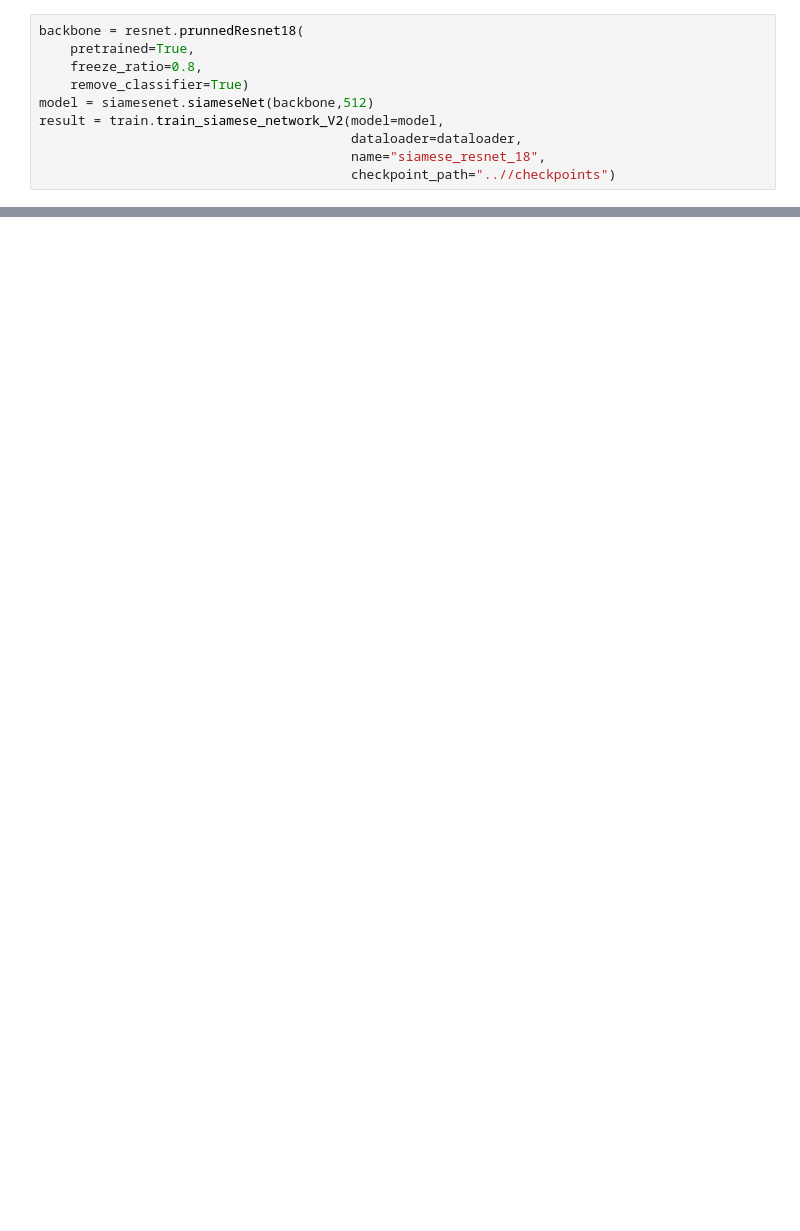
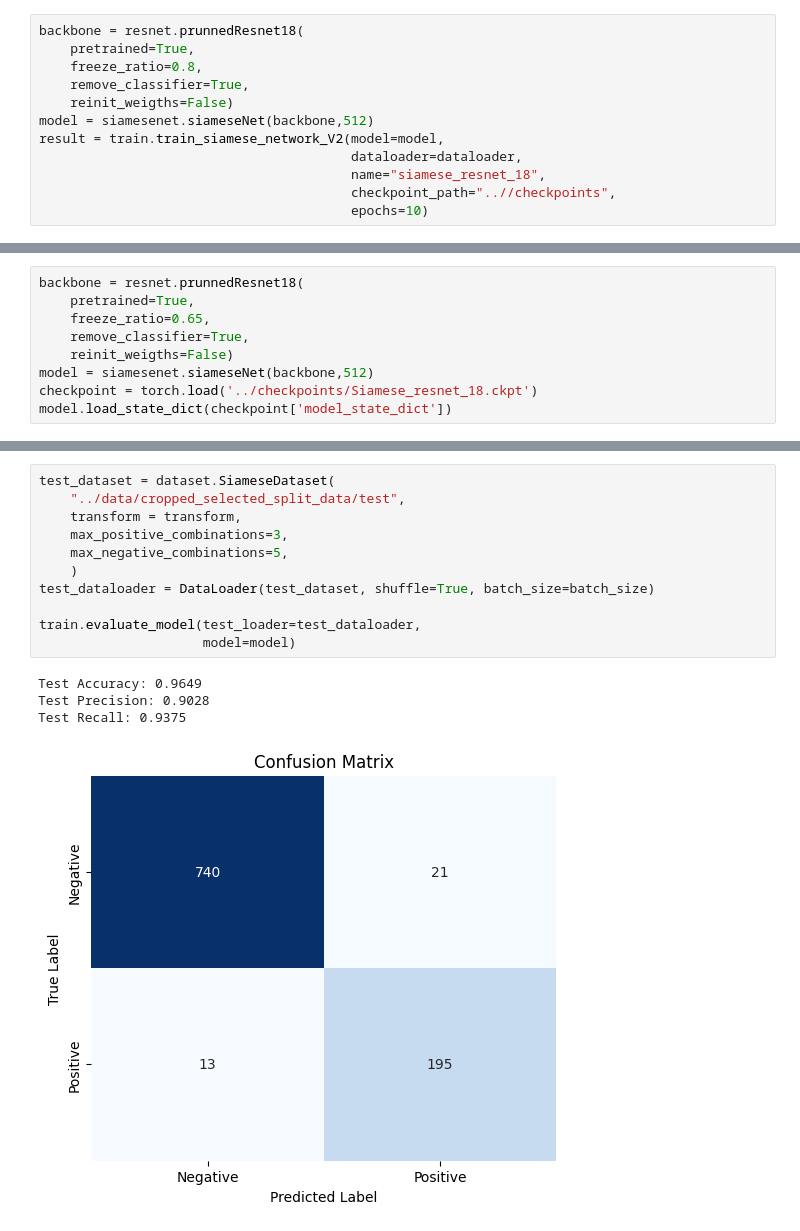
Before and after one commit to Octadeshays/cv2_pill_classification, a Jupyter notebook: notebooks/model_training.ipynb, the cells around one changed output, grey strips where cells are left out. Cells and saved outputs as stored; diff of their text form; blank space fills up the shorter version.

```diff
--- a/notebooks/model_training.ipynb
+++ b/notebooks/model_training.ipynb
@@ -56,9 +118,11 @@ dataloader = {
 backbone = resnet.prunnedResnet18(
     pretrained=True,
     freeze_ratio=0.8,
-    remove_classifier=True)
+    remove_classifier=True,
+    reinit_weigths=False)
 model = siamesenet.siameseNet(backbone,512)
 result = train.train_siamese_network_V2(model=model,
                                         dataloader=dataloader,
                                         name="siamese_resnet_18",
-                                        checkpoint_path="..//checkpoints")
+                                        checkpoint_path="..//checkpoints",
+                                        epochs=10)
@@ -66,0 +170,9 @@ train.show_graph(result)
+# %%
+backbone = resnet.prunnedResnet18(
+    pretrained=True,
+    freeze_ratio=0.65,
+    remove_classifier=True,
+    reinit_weigths=False)
+model = siamesenet.siameseNet(backbone,512)
+checkpoint = torch.load('../checkpoints/Siamese_resnet_18.ckpt')
+model.load_state_dict(checkpoint['model_state_dict'])
@@ -66,0 +198,16 @@ train.show_graph(result)
+# %%
+test_dataset = dataset.SiameseDataset(
+    "../data/cropped_selected_split_data/test",
+    transform = transform,
+    max_positive_combinations=3,
+    max_negative_combinations=5,
+    )
+test_dataloader = DataLoader(test_dataset, shuffle=True, batch_size=batch_size)
+
+train.evaluate_model(test_loader=test_dataloader,
+                     model=model)
+# %% [output]
+Test Accuracy: 0.9649
+Test Precision: 0.9028
+Test Recall: 0.9375
+[figure, added]
```
Also changed, not shown: parts of 40 cells of this notebook, 1 other file.
